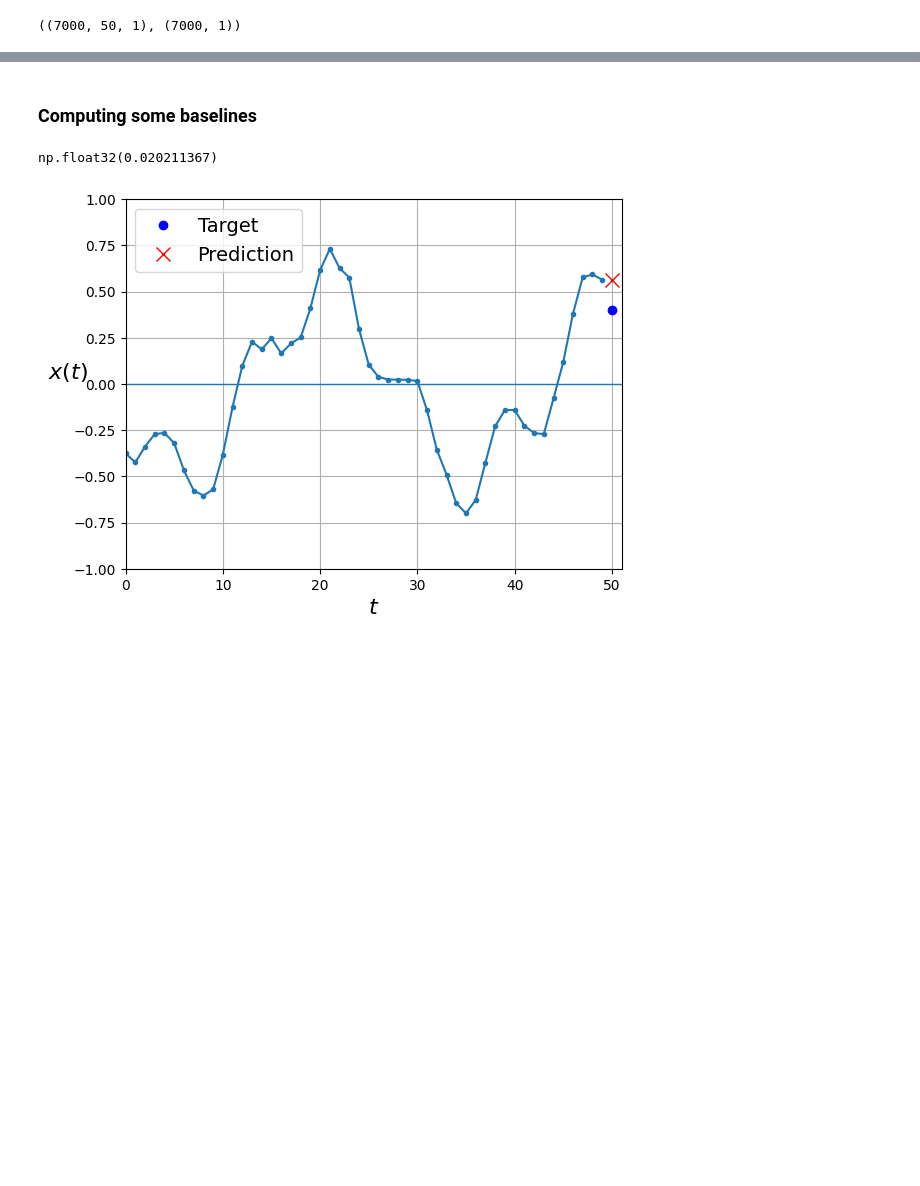
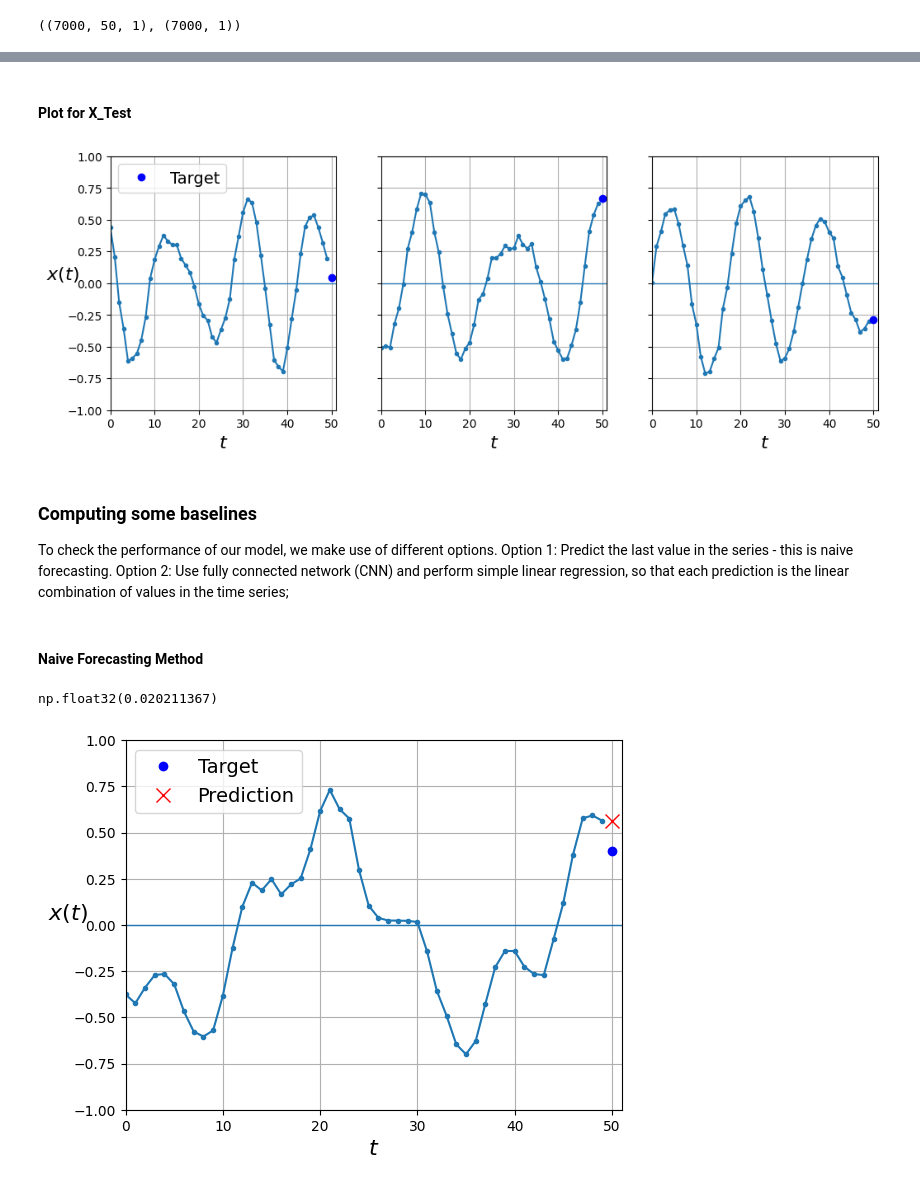
Before and after one commit to rohit-abhishek/Training_Repo, a Jupyter notebook: hands-on-ml/SELF/Chapter 15 - Processing Sequence using RNN and CNN.ipynb, the cells around one changed output, grey strips where cells are left out. Saved outputs shown, nothing was run; the diff lists cells and outputs as text; code cells hidden in the pictures; blank space fills up the shorter version.

```diff
--- a/hands-on-ml/SELF/Chapter 15 - Processing Sequence using RNN and CNN.ipynb
+++ b/hands-on-ml/SELF/Chapter 15 - Processing Sequence using RNN and CNN.ipynb
@@ -80,0 +124,9 @@ plt.show()
+# %%
+# Create 3 figures
+fig, axes = plt.subplots(nrows=1, ncols=3, sharey=True, figsize=(12, 4))
+for col in range(3):
+    plt.sca(axes[col])
+    plot_series(X_valid[col, :, 0], y_valid[col, 0],
+                y_label=("$x(t)$" if col==0 else None),
+                legend=(col == 0))
+plt.show()
@@ -81,5 +135,23 @@ plt.show()
+# %% [markdown]
+#### Plot for X_Test
+# %%
+# Create 3 figures
+fig, axes = plt.subplots(nrows=1, ncols=3, sharey=True, figsize=(12, 4))
+for col in range(3):
+    plt.sca(axes[col])
+    plot_series(X_test[col, :, 0], y_test[col, 0],
+                y_label=("$x(t)$" if col==0 else None),
+                legend=(col == 0))
+plt.show()
+# %% [output]
+[figure, added]
 # %% [markdown]
 ### Computing some baselines
+To check the performance of our model, we make use of different options.
+Option 1: Predict the last value in the series - this is naive forecasting.
+Option 2: Use fully connected network (CNN) and perform simple linear regression, so that each prediction is the linear combination of values in the time series;
+# %% [markdown]
+#### Naive Forecasting Method
 # %%
 y_pred = X_valid[:, -1]
 np.mean(keras.losses.mse(y_valid, y_pred))
```
Also changed, not shown: parts of 64 cells of this notebook.
